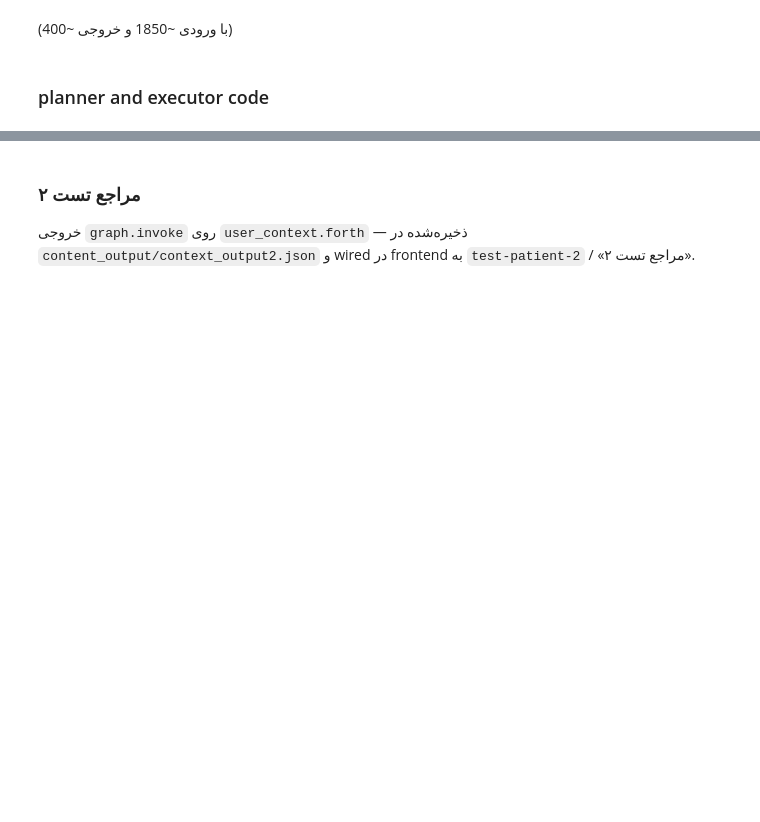
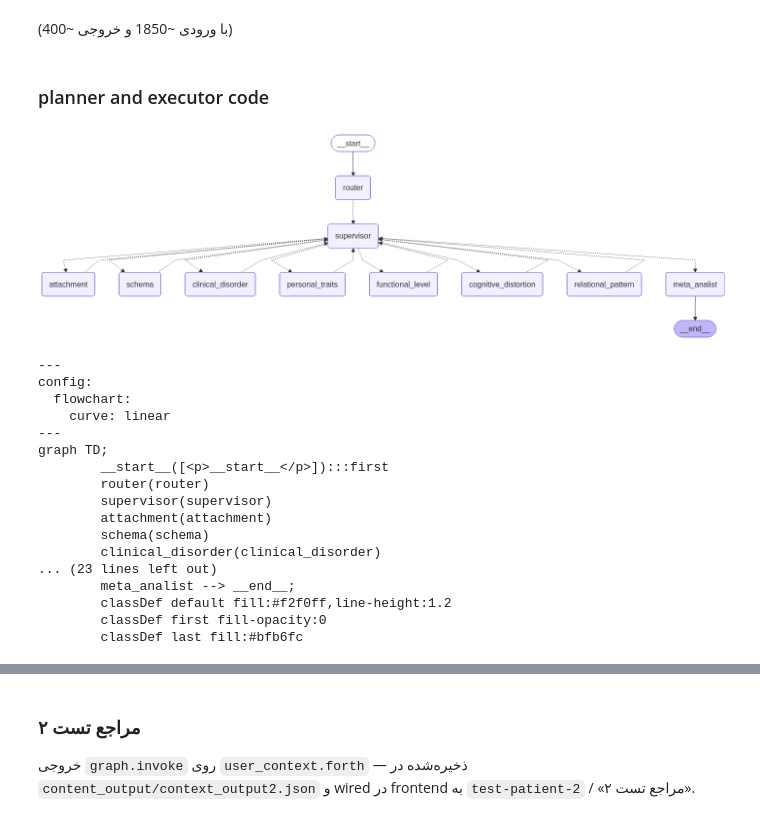
Before and after one commit to Arash-Rayan/psychology_assitant, a Jupyter notebook: test_graph.ipynb, the cells around one changed output, grey strips where cells are left out. Drawn from its saved outputs; the diff is of its cells as text; code cells hidden in the pictures; blank space fills up the shorter version.

```diff
--- a/test_graph.ipynb
+++ b/test_graph.ipynb
@@ -110,22 +101,30 @@ def create_agent_node(llm  , prompt , node_name) :
 
     def agent(state:GraphState)-> Command[Literal['supervisor']]:
         user_context = state["messages"][-1].content + " "
+
+        prefix = f"USER_CONTEXT:\n{user_context}\n<END_USER_CONTEXT>\n"
+        suffix = f"INSTRUCTION:\n{prompt}\n"
+
+        instruction = prefix + suffix
         messages = [
-            SystemMessage(content= prompt),
-            HumanMessage(content = user_context)
+            SystemMessage(content= instruction),
+            # HumanMessage(content = user_context)
         ]
+        print(messages)
 
         response = llm.invoke(messages) # router node
-        print(response.response_metadata['token_usage'])
+        print('-'*50)
+        print(f'agent {node_name}', response.response_metadata['token_usage'])
+        print('-'*50)
 
         # updated_messages = state['messages'] + [
         #     AIMessage(content = response.content , name = node_name)
         # ]
         try:
             data = json.loads(response.content)
-            print('-'*50)
-            print(f'agent {node_name} called , response is :',data)
-            print('-'*50)
+            # print('-'*50)
+            # print(f'agent {node_name} called , response is :',data)
+            # print('-'*50)
 
         except:
             print('json error raw output is ' , response.content)
@@ -185,12 +184,18 @@ def router_node(state: GraphState) -> Command[
         system_prompt = (
               supervisor_prompt + "\n\nAvailable agents: " + ", ".join(options)
             )
+
         user_context = state["messages"][-1].content
 
+        prefix = f"USER_CONTEXT:\n{user_context}\n<END_USER_CONTEXT>\n"
+        suffix = f"INSTRUCTION:\n{system_prompt}\n"
+
+        instruction = prefix + suffix
         messages = [
-            SystemMessage(content=system_prompt),
-            HumanMessage(content=user_context),
+            SystemMessage(content= instruction),
+            # HumanMessage(content = user_context)
         ]
+
 
         response = llm.invoke(messages)
         # print(response.response_metadata['token_usage'])
@@ -216,7 +221,7 @@ def supervisor_node(state: GraphState) -> Command[
         "clinical_disorder",
         "personal_traits",
         "functional_level",
-        "cognetive_distortion",
+        "cognitive_distortion",
         "relational_pattern",
         "meta_analist", ]
         ]:
@@ -241,13 +246,20 @@ def meta_analist_node(state: GraphState) -> Command:
     outputs = state.get("collected_outputs", {})
     client_message = state["messages"][-1].content
     payload = {
-        "client_message": client_message,
+        "USER_CONTEXT": client_message,
         "agent_outputs": outputs,
     }
+
+    prefix = f"USER_CONTEXT:\n{payload['USER_CONTEXT']}\n<END_USER_CONTEXT>\n"
+    agents_output = f'agents_output : \n {payload['agent_outputs']}\n <END_AGENTS_OUTPUT>\n'
+    suffix = f"INSTRUCTION:\n{meta_analist_prompt}\n"
+
+    instruction = prefix + agents_output + suffix
     messages = [
-        SystemMessage(content=meta_analist_prompt),
-        HumanMessage(content=json.dumps(payload, ensure_ascii=False)),
+        SystemMessage(content= instruction),
+        # HumanMessage(content = user_context)
     ]
+
     response = llm.invoke(messages)
     try:
         result = json.loads(response.content)
@@ -268,34 +280,53 @@ builder = StateGraph(GraphState)
 
 builder.add_node("router", router_node)
 builder.add_node("supervisor", supervisor_node)
 
 agent_info = {
     "attachment" : attachment_prompt,
     "schema" : schema_prompt,
     "clinical_disorder" : clinical_disorder_prompt,
     "personal_traits" : personal_train_prompt,
     "functional_level" : functional_level_prompt,
-    'cognetive_distortion' : cognitive_distortation_prompt,
+    'cognitive_distortion' : cognitive_distortation_prompt,
     'relational_pattern' : relational_pattern_prompt
 }
 
 for name , prompt in agent_info.items():
     builder.add_node(name, create_agent_node(llm, prompt , node_name = name))
 
 builder.add_node("meta_analist", meta_analist_node)
 
 builder.set_entry_point("router")
 
 graph = builder.compile()
 
 # result = graph.invoke(
 #     {
 #         "messages": [],
 #     }
 # )
 
 from IPython.display import Image, display
 
-# img = graph.get_graph().draw_mermaid_png()
-# display(Image(img))
-# print(graph.get_graph().draw_mermaid())
+img = graph.get_graph().draw_mermaid_png()
+display(Image(img))
+print(graph.get_graph().draw_mermaid())
+# %% [output]
+[figure, added]
+---
+config:
+  flowchart:
+    curve: linear
+---
+graph TD;
+        __start__([<p>__start__</p>]):::first
+        router(router)
+        supervisor(supervisor)
+        attachment(attachment)
+        schema(schema)
+        clinical_disorder(clinical_disorder)
+... (23 lines left out)
+        meta_analist --> __end__;
+        classDef default fill:#f2f0ff,line-height:1.2
+        classDef first fill-opacity:0
+        classDef last fill:#bfb6fc
```
Also changed, not shown: parts of 7 cells of this notebook, 47 other files.
